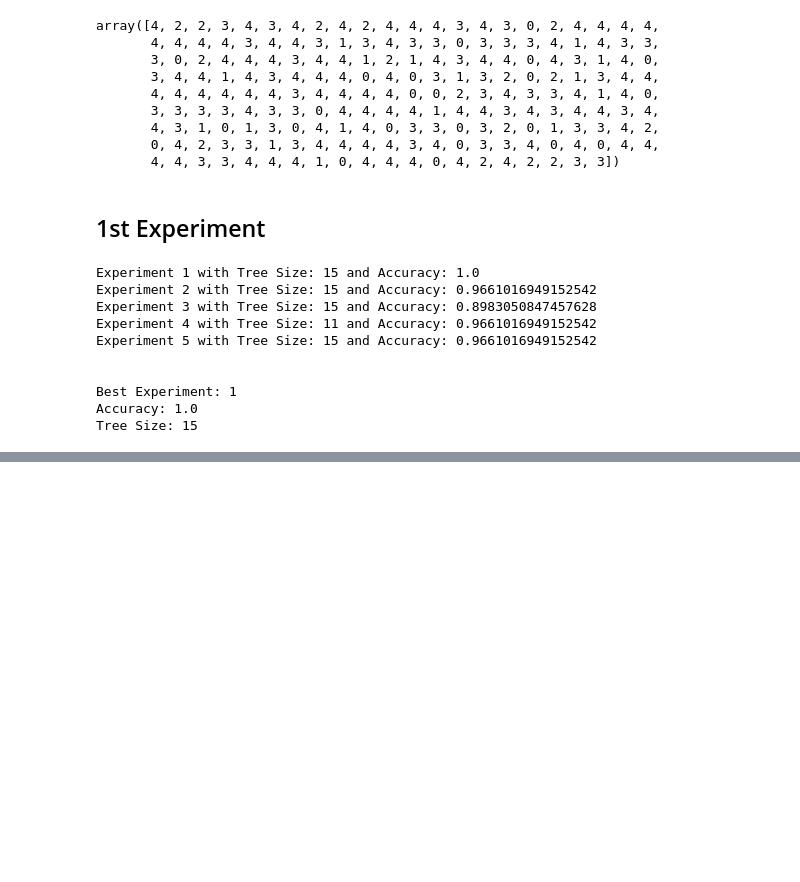
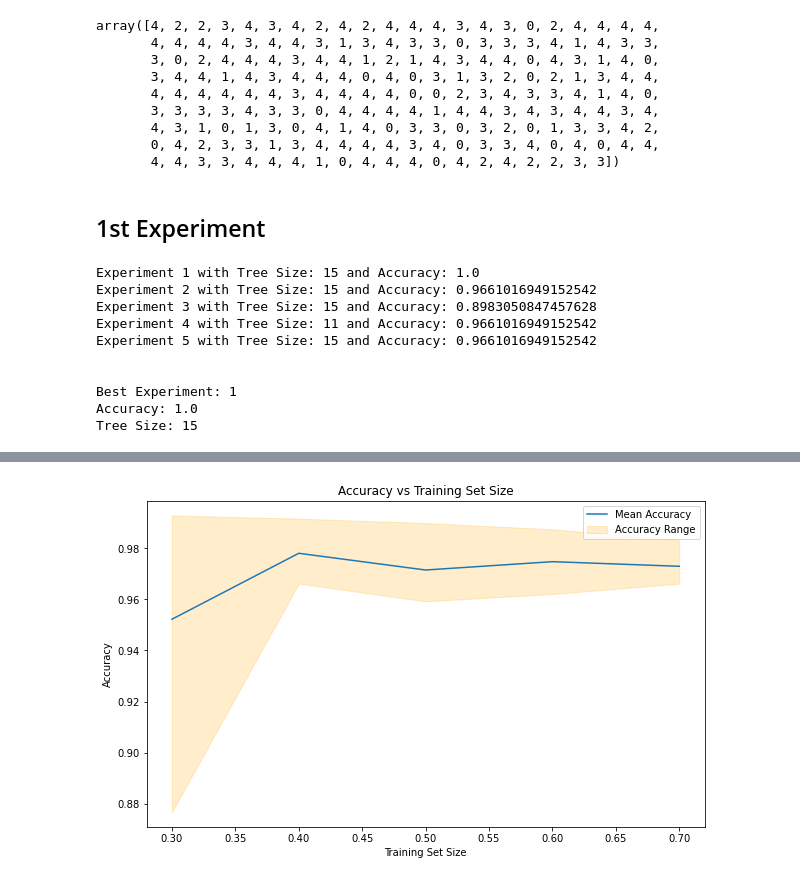
Before and after one commit to Abdelrahmansayed171/ML-Assignment, a Jupyter notebook: Assignment-2/Problem-1.ipynb, the cells around one changed output, grey strips where cells are left out. Cells and saved outputs as stored; diff of their text form; code cells hidden in the pictures; blank space fills up the shorter version.

Commit message:
2nd Experiment is done

```diff
--- a/Assignment-2/Problem-1.ipynb
+++ b/Assignment-2/Problem-1.ipynb
@@ -156,0 +159,81 @@ Tree Size: 15
+# %%
+# %% [markdown]
+# ## Experiment with a Range of Train-Test Split Ratios
+
+# %%
+# Define the range of training set sizes
+train_size = 0.3
+
+# Initialize lists to store statistics
+mean_accuracies = []
+max_accuracies = []
+min_accuracies = []
+mean_tree_sizes = []
+max_tree_sizes = []
+min_tree_sizes = []
+
+# Loop through different training set sizes using while loop
+while train_size <= 0.7:
+    # Initialize lists to store results for each random seed
+    accuracies = []
+    tree_sizes = []
+
+    # Run the experiment with five different random seeds
+    for i in range(5):
+        X_train, X_test, y_train, y_test = train_test_split(X, Y, test_size=(1 - train_size), random_state=random_states[i])
+
+        model = DecisionTreeClassifier()
+        model.fit(X_train, y_train)
+
+        y_pred = model.predict(X_test)
+        accuracy = accuracy_score(y_test, y_pred)
+
+        accuracies.append(accuracy)
+        tree_sizes.append(model.tree_.node_count)
+
+    # Calculate mean, max, and min statistics for the current training set size
+    mean_accuracies.append(np.mean(accuracies))
+    max_accuracies.append(np.max(accuracies))
+    min_accuracies.append(np.min(accuracies))
+    mean_tree_sizes.append(np.mean(tree_sizes))
+    max_tree_sizes.append(np.max(tree_sizes))
+    min_tree_sizes.append(np.min(tree_sizes))
+
+    # Increment training_size
+    train_size += 0.1
+
+# Display the statistics
+report = pd.DataFrame({
+    'Training Set Size': np.arange(0.3, 0.8, 0.1),
+    'Mean Accuracy': mean_accuracies,
+    'Max Accuracy': max_accuracies,
+    'Min Accuracy': min_accuracies,
+    'Mean Tree Size': mean_tree_sizes,
+    'Max Tree Size': max_tree_sizes,
+    'Min Tree Size': min_tree_sizes
+})
+
+print(report)
+
+# Plotting accuracy against training set size
+import matplotlib.pyplot as plt
+
+plt.figure(figsize=(10, 6))
+plt.plot(np.arange(0.3, 0.8, 0.1), mean_accuracies, label='Mean Accuracy')
+plt.fill_between(np.arange(0.3, 0.8, 0.1), min_accuracies, max_accuracies, alpha=0.2, color='orange', label='Accuracy Range')
+plt.title('Accuracy vs Training Set Size')
+plt.xlabel('Training Set Size')
+plt.ylabel('Accuracy')
+plt.legend()
+plt.show()
+
+# Plotting tree size against training set size
+plt.figure(figsize=(10, 6))
+plt.plot(np.arange(0.3, 0.8, 0.1), mean_tree_sizes, label='Mean Tree Size', color='green')
+plt.fill_between(np.arange(0.3, 0.8, 0.1), min_tree_sizes, max_tree_sizes, alpha=0.2, color='green', label='Tree Size Range')
+plt.title('Tree Size vs Training Set Size')
+plt.xlabel('Training Set Size')
+plt.ylabel('Tree Size')
+plt.legend()
+plt.show()
+# %% [output]
@@ -156,0 +253 @@ Tree Size: 15
+[figure, added]
```
Also changed, not shown: parts of 2 cells of this notebook.
